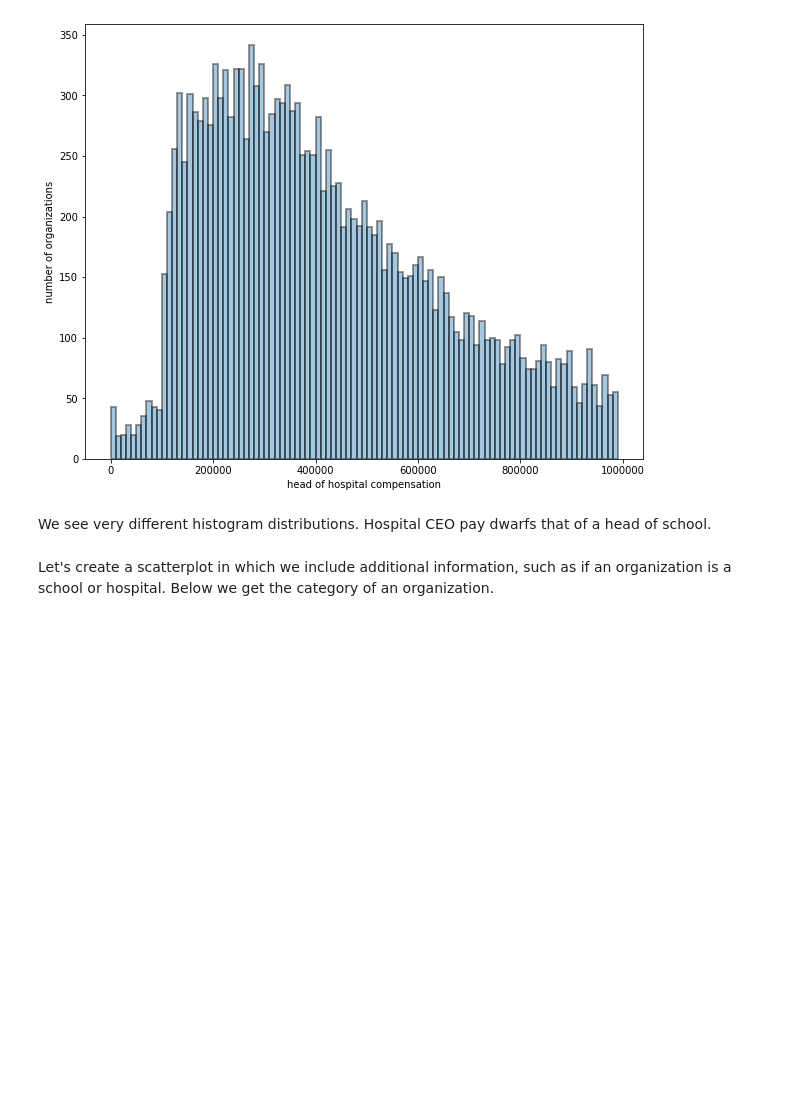
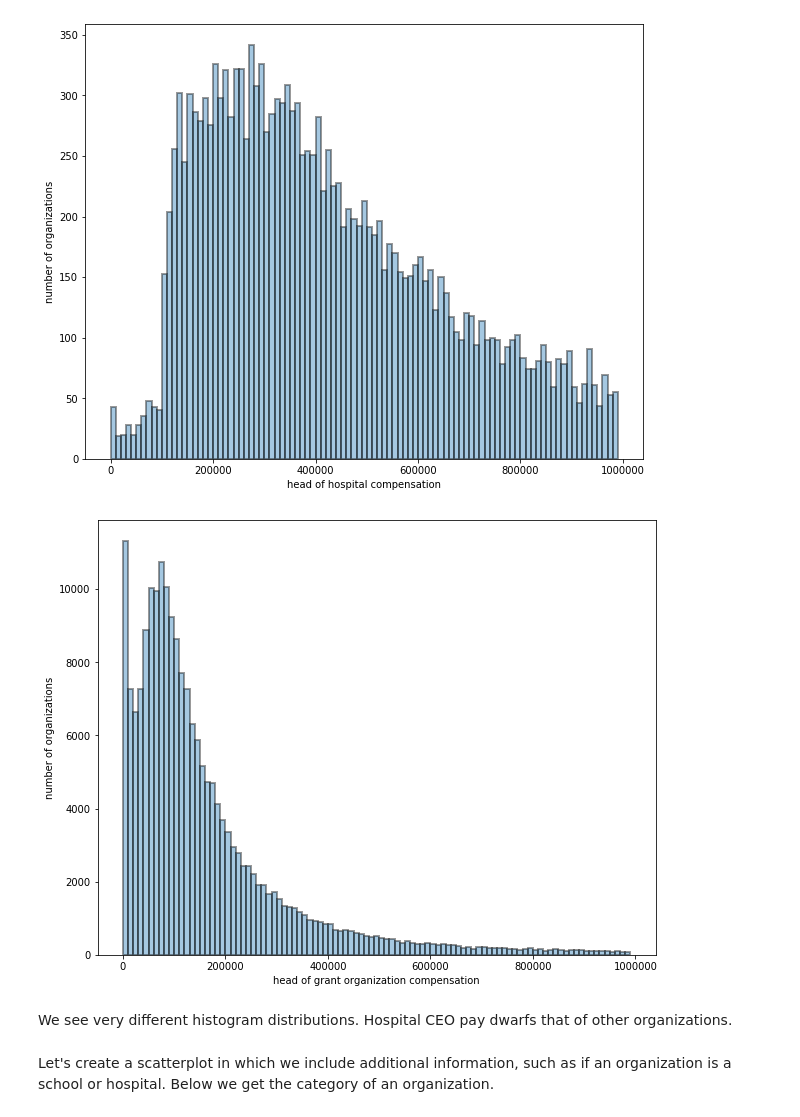
Before and after one commit to zebengberg/990-NN, a Jupyter notebook: examples.ipynb, the cells around one changed output. Cells and saved outputs as stored; diff of their text form; code cells hidden in the pictures; blank space fills up the shorter version.

```diff
--- a/examples.ipynb
+++ b/examples.ipynb
@@ -124,5 +124,12 @@ Now we'll look at data just from schools and hospitals.
 # %%
 schools = df[df['has_school'] == 1]
 hospitals = df[df['has_hospital'] == 1]
-schools.shape, hospitals.shape
+grants = df[(df['has_grants_individuals'] == 1) | (df['has_grants_organizations'] == 1)]
+
+# Reindex -- the indices from df are meaningless.
+schools = schools.reset_index(drop=True)
+hospitals = hospitals.reset_index(drop=True)
+grants = grants.reset_index(drop=True)
+
+schools.shape, hospitals.shape, grants.shape
 # %% [output]
@@ -143,8 +150,15 @@ plt.xlabel('head of hospital compensation')
 plt.ylabel('number of organizations');
 # %% [output]
 [figure]
+# %%
+sns.distplot(grants['highest_comp'], bins=1 + np.arange(0, 10**6, 10**4),
+             kde=False, hist_kws=dict(edgecolor="k", linewidth=2))
+plt.xlabel('head of grant organization compensation')
+plt.ylabel('number of organizations');
+# %% [output]
+[figure, added]
 # %% [markdown]
-We see very different histogram distributions. Hospital CEO pay dwarfs that of a head of school.
+We see very different histogram distributions. Hospital CEO pay dwarfs that of other organizations.
 # %% [markdown]
 Let's create a scatterplot in which we include additional information, such as if an organization is a school or hospital. Below we get the category of an organization.
 # %%
```
Also changed, not shown: parts of 13 cells of this notebook.
